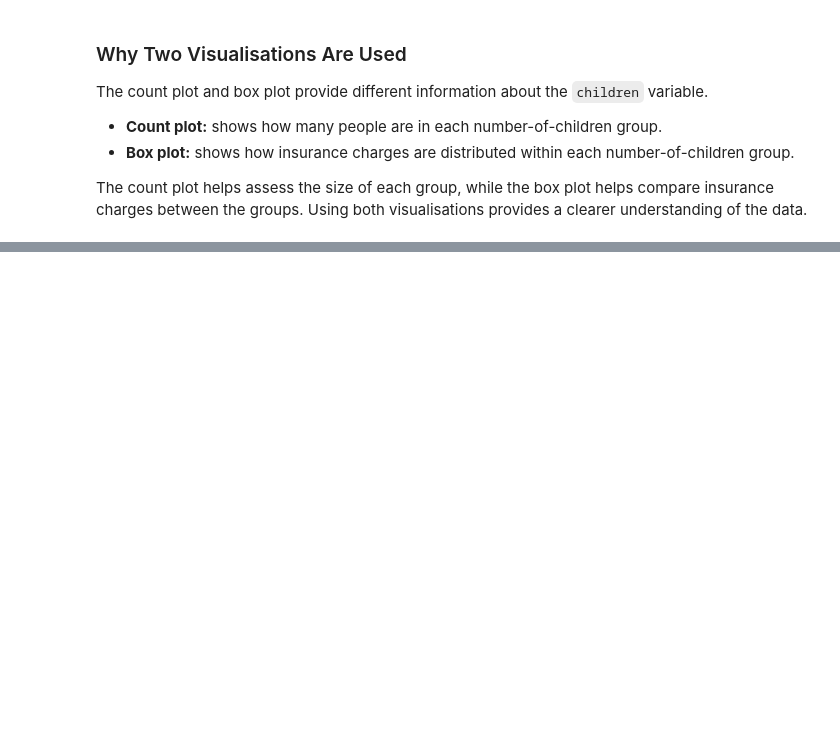
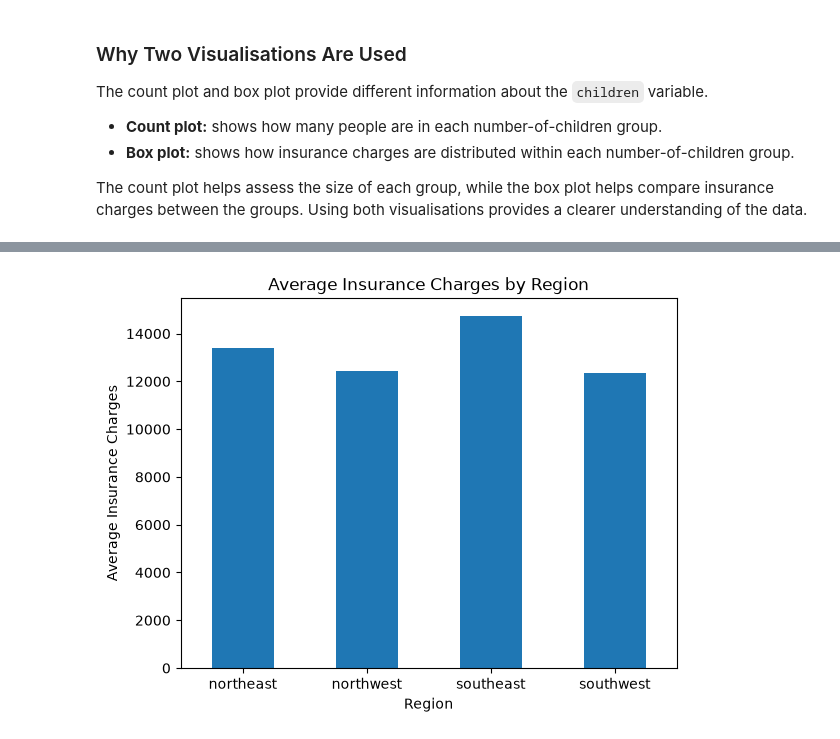
Before and after one commit to kavithasreesai30-del/healthcare-insurance-capstone, a Jupyter notebook: healthcare_insurance_analysis.ipynb, the cells around one changed output, grey strips where cells are left out. Drawn from its saved outputs; the diff is of its cells as text; code cells hidden in the pictures; blank space fills up the shorter version.

```diff
--- a/healthcare_insurance_analysis.ipynb
+++ b/healthcare_insurance_analysis.ipynb
@@ -762,0 +800,20 @@ The count plot helps assess the size of each group, while the box plot helps com
+# %%
+# Calculate the average insurance charges for each region and create a bar chart.
+df.groupby("region")["charges"].mean().plot(kind="bar")
+
+# Label the x-axis with the geographic regions.
+plt.xlabel("Region")
+
+# Label the y-axis with the average insurance charges.
+plt.ylabel("Average Insurance Charges")
+
+# Add a descriptive title to the chart.
+plt.title("Average Insurance Charges by Region")
+
+# Keep the region names horizontal for easier reading.
+plt.xticks(rotation=0)
+
+# Display the completed bar chart.
+plt.show()
+# %% [output]
+[figure, added]
```
Also changed, not shown: parts of 6 cells of this notebook.
